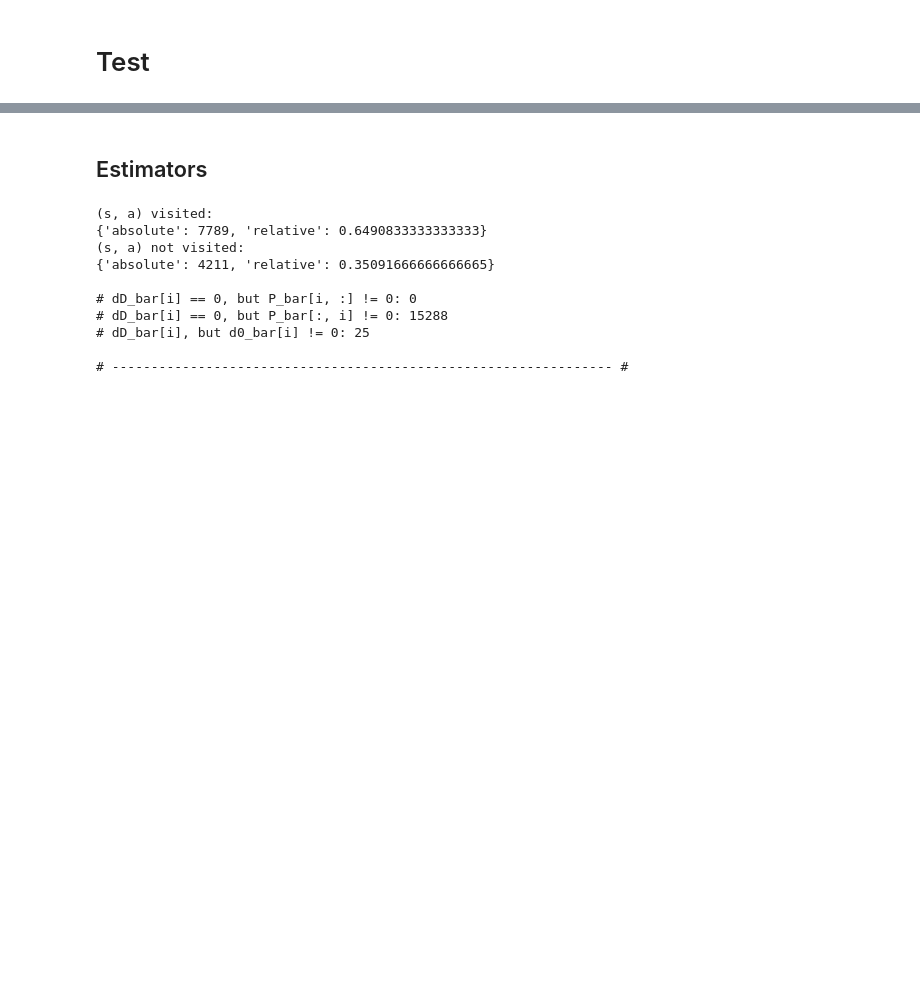
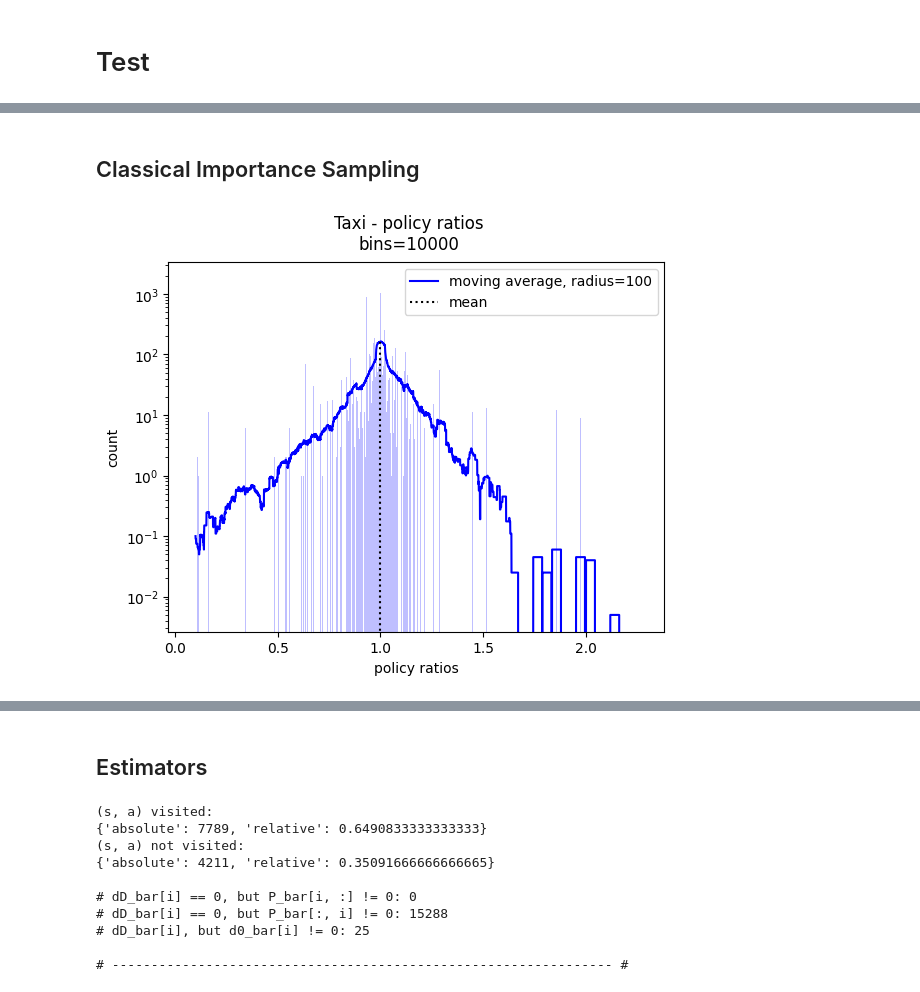
Before and after one commit to MrWhiteRichard/dice_rl_sepsis, a Jupyter notebook: results_taxi.ipynb, the cells around one changed output, grey strips where cells are left out. Cells and saved outputs as stored; diff of their text form; code cells hidden in the pictures; blank space fills up the shorter version.

```diff
--- a/results_taxi.ipynb
+++ b/results_taxi.ipynb
@@ -91,0 +32,3 @@ estimators_OffPE = {
+# %%
+env = Taxi()
+env_time_limit = TimeLimit(env, max_episode_steps)
@@ -91,0 +114,6 @@ estimators_OffPE = {
+# %%
+estimators_OnPE = {}
+
+for kind in kinds:
+    estimators_OnPE[kind] = get_get_policy_value(dataset["policy"][kind])
+    estimators_OnPE[kind].__name__ = f"OnPE {kind}"
@@ -92,2 +158,21 @@ estimators_OffPE = {
+# %%
+probs = {
+    kind: get_probs(dataset["policy"]["behavior"]["obs"], policy[kind])
+        for kind in kinds
+}
+
+x = np.array(probs["evaluation"])
+y = np.array(probs["behavior"])
+z = np.array(dataset["policy"]["behavior"]["act"])
+
+IS_weights = x[np.arange(len(z)), z] / y[np.arange(len(z)), z]
+
+f = get_get_policy_value(dataset["policy"]["behavior"], IS_weights)
+g = lambda gamma: f(gamma, weighted=False)
+g.__name__ = "SIS"
+h = lambda gamma: f(gamma, weighted=True)
+h.__name__ = "WIS"
+
+estimators_IS = { False: g, True: h, }
 # %% [markdown]
 # `get_pvs`
@@ -516,0 +348,11 @@ test_env(
+# %% [markdown]
+## Classical Importance Sampling
+# %%
+plot_histogram(
+    data=IS_weights,
+    bins=10_000, moving_average_radius=100,
+    suptitle="Taxi - policy ratios", xlabel="policy ratios",
+    yscale=True,
+)
+# %% [output]
+[figure, added]
```
Also changed, not shown: parts of 40 cells of this notebook, 3 other files.
